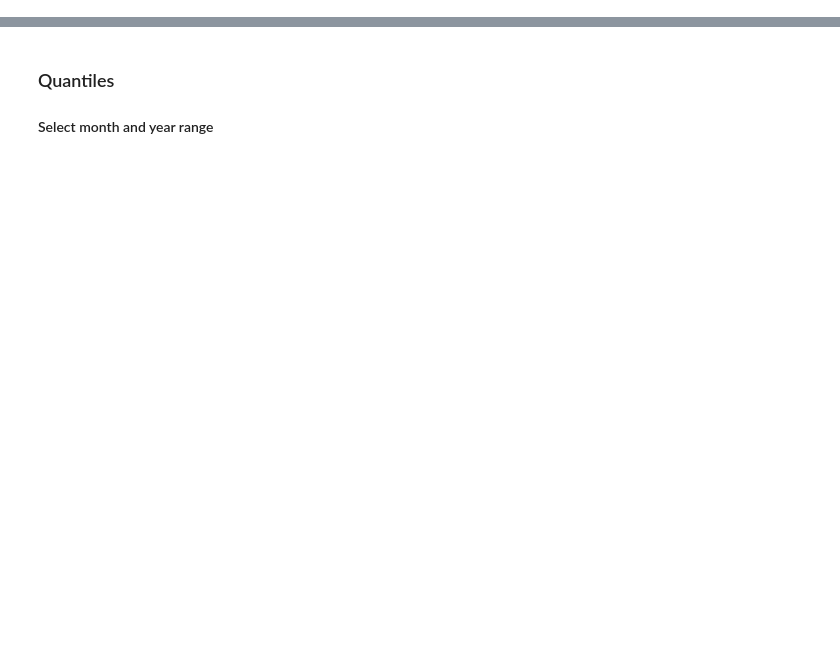
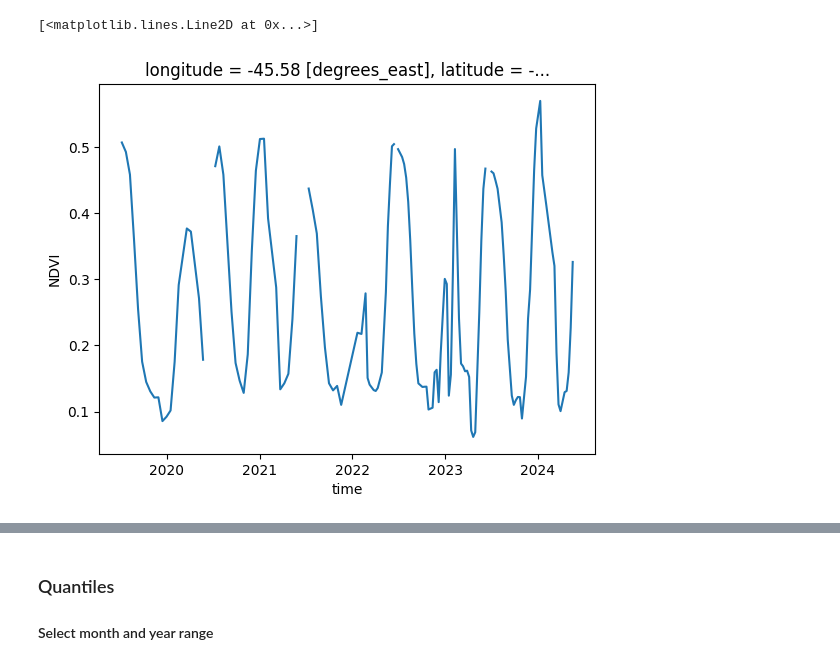
Before and after one commit to agrofunk/farmtonc, a Jupyter notebook: 05_nc2tif.ipynb, the cells around one changed output, grey strips where cells are left out. Drawn from its saved outputs; the diff is of its cells as text; code cells hidden in the pictures; blank space fills up the shorter version.

Commit message:
concat NCs works! geomedian is possible

```diff
--- a/05_nc2tif.ipynb
+++ b/05_nc2tif.ipynb
@@ -10,14 +14,14 @@ from pathlib import Path
 vi = 'ndvi'
 run = 'f6'
 outf = f'/home/geodata/Clientes/0FARMS/FabioRicardi-Barreiras_BA/raster/{run}'
-folder = '/home/geodata/Clientes/0FARMS/FabioRicardi-Barreiras_BA/CARS-Fazenda_Savana.gpkgnc/f4/'
+folder = '/home/geodata/Clientes/0FARMS/FabioRicardi-Barreiras_BA/nc/f5/'
 
-outf = f'/home/geodata/Clientes/0FARMS/MG-3102605-B4D344DBFD874F44906FCC0A5E0DCE36/raster/{run}/'
-folder = '/home/geodata/Clientes/0FARMS/MG-3102605-B4D344DBFD874F44906FCC0A5E0DCE36/nc/f5/'
+# outf = f'/home/geodata/Clientes/0FARMS/MG-3102605-B4D344DBFD874F44906FCC0A5E0DCE36/raster/{run}/'
+# folder = '/home/geodata/Clientes/0FARMS/MG-3102605-B4D344DBFD874F44906FCC0A5E0DCE36/nc/f5/'
 
 
 Path(outf).mkdir( parents = True, exist_ok = True)
 
 ff = sorted(glob(folder+f'{vi}*.nc'))
-print(ff)
+print(len(ff),'\n',ff[0],'\n',ff[-1])
 # %% [output]
@@ -35,0 +31,5 @@ your time-series has no dupes, good job!
+# %%
+i = 0
+ffpart = ff
+ffpart = ff[i:]
+ffpart[0], ffpart[-1]
@@ -35,0 +41,12 @@ your time-series has no dupes, good job!
+# %%
+df = xr.open_dataset(ffpart[0])
+df = df.rename({"longitude": "x", "latitude": "y"})
+for f in ffpart[1:]:
+    f_ = f.split('/')[-1]
+    print(f_)
+    df1 = xr.open_dataset(f)
+    print(f'reprojecting {f_}')
+    df1 = df1.rio.reproject_match(df)
+    df = xr.concat([df,df1], dim = 'time',  coords = 'minimal', compat='override', data_vars='all')
+df = df.rename({"x": "longitude", "y": "latitude"})
+dupetest(df)
@@ -36,2 +63,9 @@ your time-series has no dupes, good job!
+# %%
+xy = -49.65683,-20.37023
+xy = -45.5792,-11.6610
+df['NDVI'].sel(longitude = xy[0], latitude = xy[1], method = 'nearest').plot()
+# %% [output]
+[<matplotlib.lines.Line2D at 0x...>]
+[figure, added]
 # %%
 plt.hist(np.ravel(df['NDVI'].values), bins = 100);
```
Also changed, not shown: parts of 16 cells of this notebook, 2 other files.
